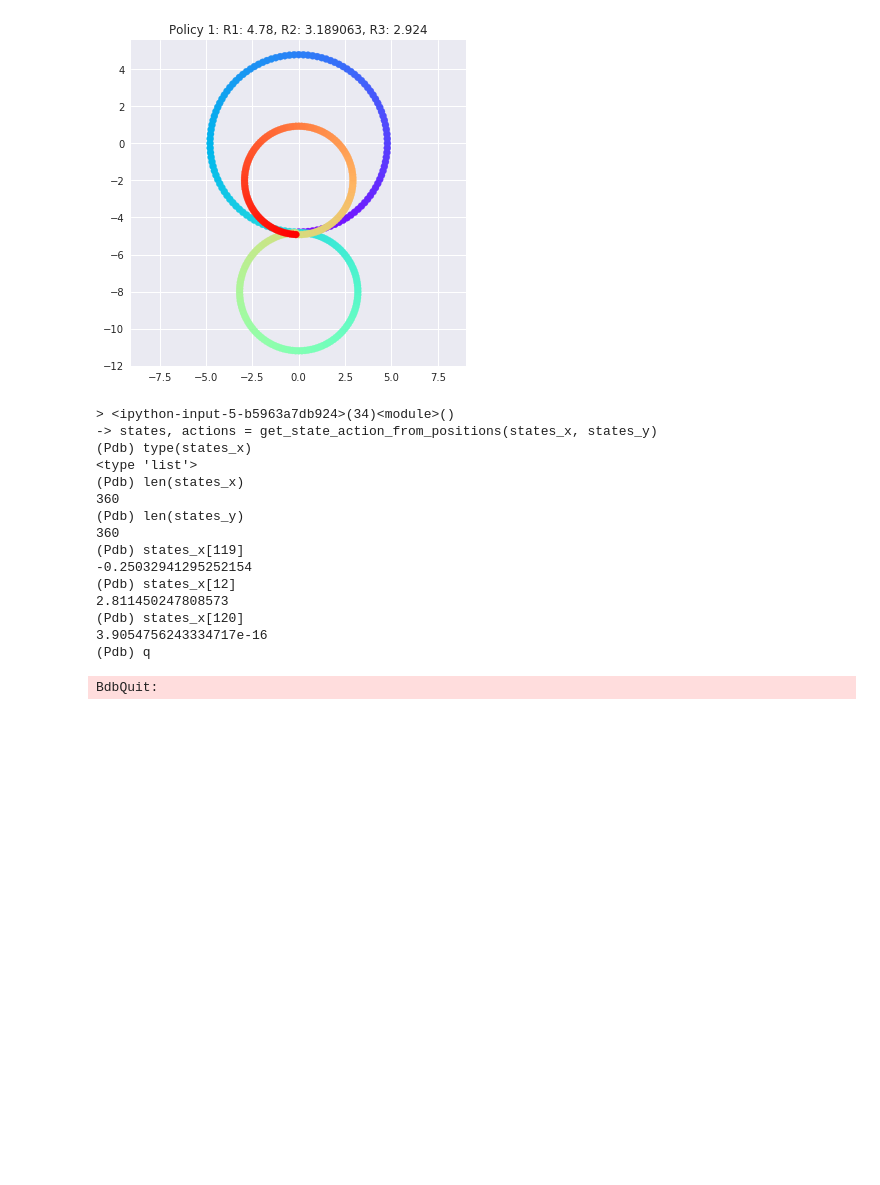
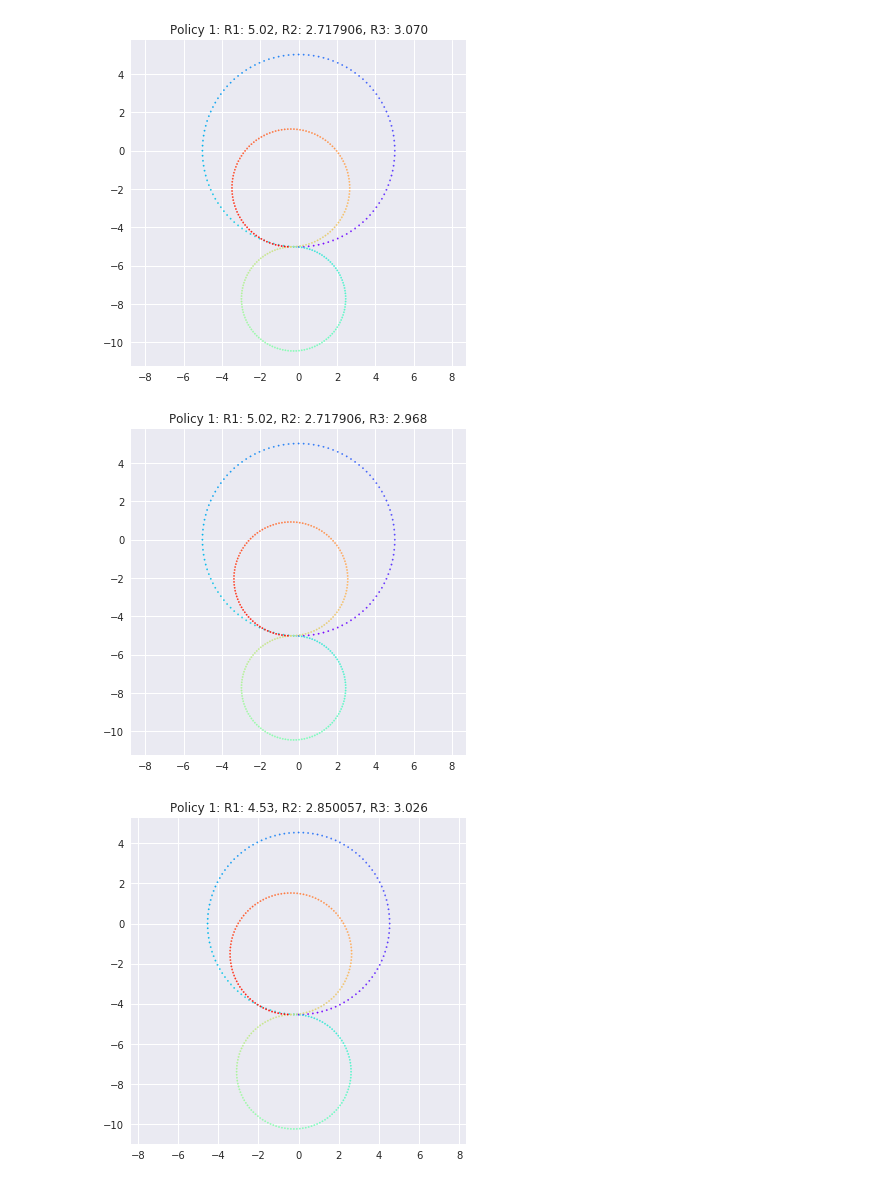
Before and after one commit to sharma-arjun/DirectedInfo-GAIL, a Jupyter notebook: IL/plots/create_circles.ipynb, the cells around one changed output. Cells and saved outputs as stored; diff of their text form; code cells hidden in the pictures; blank space fills up the shorter version.

Commit message:
Add more diverse circle trajectories. Hopefully helps

```diff
--- a/IL/plots/create_circles.ipynb
+++ b/IL/plots/create_circles.ipynb
@@ -110,11 +118,11 @@ def draw_trajectory_for_policy_2(r1=5, r2=3, r3=3, plot=True):
     w1, T1 = 3, 120
     circle_1 = draw_circle(centre = centre1, w = w1, r = r1, direction=1, T = T1, theta_offset = 0)
 
-    centre2 = (0.0, -2.0)
+    centre2 = (circle_1[-1][0], circle_1[-1][1] + r2)
     w2, T2 = 3, 120
     circle_2 = draw_circle(centre = centre2, w = w2, r = r2, direction=1, T = T2, theta_offset = 0)
 
-    centre3 = (0.0, -8.0)
+    centre3 = (circle_2[-1][0], circle_2[-1][1] - r3)
     w3, T3 = 3, 120
     circle_3 = draw_circle(centre = centre3, w = w3, r = r3, direction=-1, T = T3, theta_offset = 180)
 
@@ -124,15 +132,23 @@ def draw_trajectory_for_policy_2(r1=5, r2=3, r3=3, plot=True):
         x_list.append(circle_1[i][0])
         y_list.append(circle_1[i][1])
     for i in range(len(circle_2)):
+        if i == 0:
+            assert abs(circle_1[-1][0] - circle_2[0][0]) < 0.0001
+            assert abs(circle_1[-1][1] - circle_2[0][1]) < 0.0001
+
         x_list.append(circle_2[i][0])
         y_list.append(circle_2[i][1])
     for i in range(len(circle_3)):
+        if i == 0:
+            assert abs(circle_2[-1][0] - circle_3[0][0]) < 0.0001
+            assert abs(circle_2[-1][1] - circle_3[0][1]) < 0.0001
+
         x_list.append(circle_3[i][0])
         y_list.append(circle_3[i][1])
 
     if plot:
         colors = cm.rainbow(np.linspace(0, 1, len(x_list)))
-        plt.scatter(x_list, y_list, color=colors)
+        plt.scatter(x_list, y_list, color=colors, s=2)
         plt.axis('equal')
         plt.title("Policy 2: R1: {:.2f}, R2: {:2f}, R3: {:.3f}".format(r1, r2, r3))
         plt.show()
@@ -159,68 +175,54 @@ def save_expert_traj_dict_to_h5(traj_data_dict, save_dir,
 
 # Get trajectories for policy 1 (10 trajectories)
 num_traj = 20
-r1 = np.random.normal(5, 0.2, num_traj)
-r2 = np.random.normal(3, 0.1, num_traj)
-r3 = np.random.normal(3, 0.1, num_traj)
+r1 = np.random.normal(5, 0.5, num_traj)
+r2 = np.random.normal(3, 0.2, num_traj)
+r3 = np.random.normal(3, 0.2, num_traj)
 
-env_data_dict = {'num_goals': 2, 'num_actions': 1}
+env_data_dict = {'num_goals': 2, 'num_actions': 2}
 expert_data_dict = {}
 for i in range(num_traj):
     r1_idx, r2_idx = np.random.randint(num_traj), np.random.randint(num_traj)
     r3_idx = np.random.randint(num_traj)
     states_x, states_y = draw_trajectory_for_policy_1(
-        r1=r1[r1_idx], r2=r2[r2_idx], r3=r3[r3_idx], plot=True)
-    pdb.set_trace()
+        r1=r1[r1_idx], r2=r2[r2_idx], r3=r3[r3_idx], plot=False)
+
     states, actions = get_state_action_from_positions(states_x, states_y)
     key = 'p1_{:.2f}_{:.2f}_{:.2f}'.format(r1[r1_idx], r2[r2_idx], r3[r3_idx])
     expert_data_dict[key] = {}
     expert_data_dict[key]['state'] = np.array(states)
     expert_data_dict[key]['action'] = np.array(actions)
     expert_data_dict[key]['goal'] = np.ones(len(states)) * 0
 
 # generate trajectories for policy 2
 for i in range(num_traj):
     r1_idx, r2_idx = np.random.randint(num_traj), np.random.randint(num_traj)
     r3_idx = np.random.randint(num_traj)
     states_x, states_y = draw_trajectory_for_policy_2(
-        r1=r1[r1_idx], r2=r2[r2_idx], r3=r3[r3_idx], plot=True)
-    pdb.set_trace()
+        r1=r1[r1_idx], r2=r2[r2_idx], r3=r3[r3_idx], plot=False)
+
     states, actions = get_state_action_from_positions(states_x, states_y)
     key = 'p2_{:.2f}_{:.2f}_{:.2f}'.format(r1[r1_idx], r2[r2_idx], r3[r3_idx])
     expert_data_dict[key] = {}
     expert_data_dict[key]['state'] = np.array(states)
     expert_data_dict[key]['action'] = np.array(actions)
     expert_data_dict[key]['goal'] = np.ones(len(states)) * 1
 
 data_to_save = {
     'expert_traj': expert_data_dict,
     'obstacles': np.array([]),
     'set_diff': np.array([]),
     'env_data': env_data_dict,
 }
 
-SAVE_DATA = False
+SAVE_DATA = True
 if SAVE_DATA:
     import os
-    save_dir = '../h5_trajs/circle_trajs/meta_2_traj_40'
+    save_dir = '../h5_trajs/circle_trajs/meta_2_traj_40_smooth_transition'
     if not os.path.exists(save_dir):
         os.makedirs(save_dir)
     save_expert_traj_dict_to_h5(data_to_save, save_dir)
 # %% [output]
-[figure, old version]
+[figure, new version]
-> <ipython-input-5-b5963a7db924>(34)<module>()
--> states, actions = get_state_action_from_positions(states_x, states_y)
-(Pdb) type(states_x)
-<type 'list'>
-(Pdb) len(states_x)
-360
-(Pdb) len(states_y)
-360
-(Pdb) states_x[119]
--0.25032941295252154
-(Pdb) states_x[12]
-2.811450247808573
-(Pdb) states_x[120]
-3.9054756243334717e-16
-(Pdb) q
-BdbQuit:
+[figure, added]
+[figure, added]
```
Also changed, not shown: parts of 2 cells of this notebook, 5 other files.
